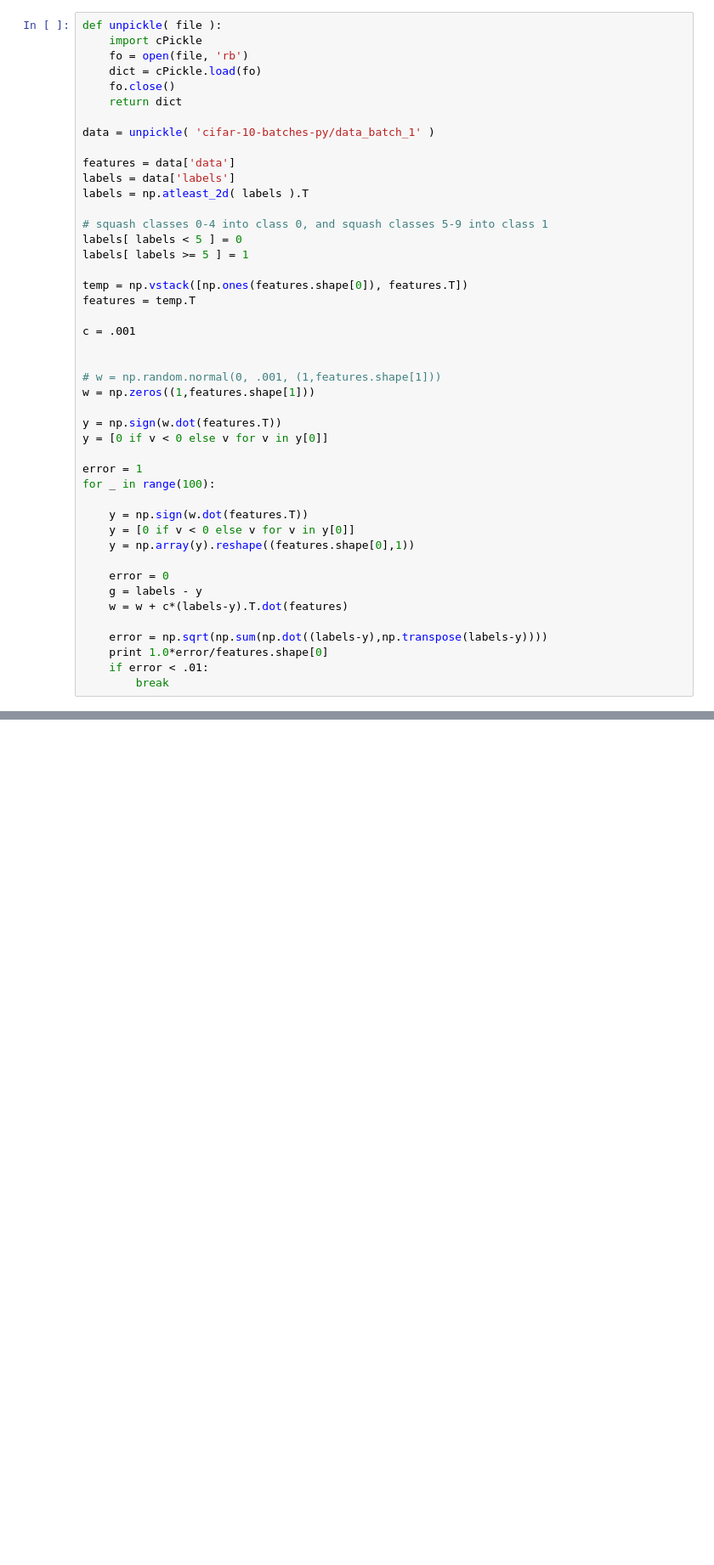
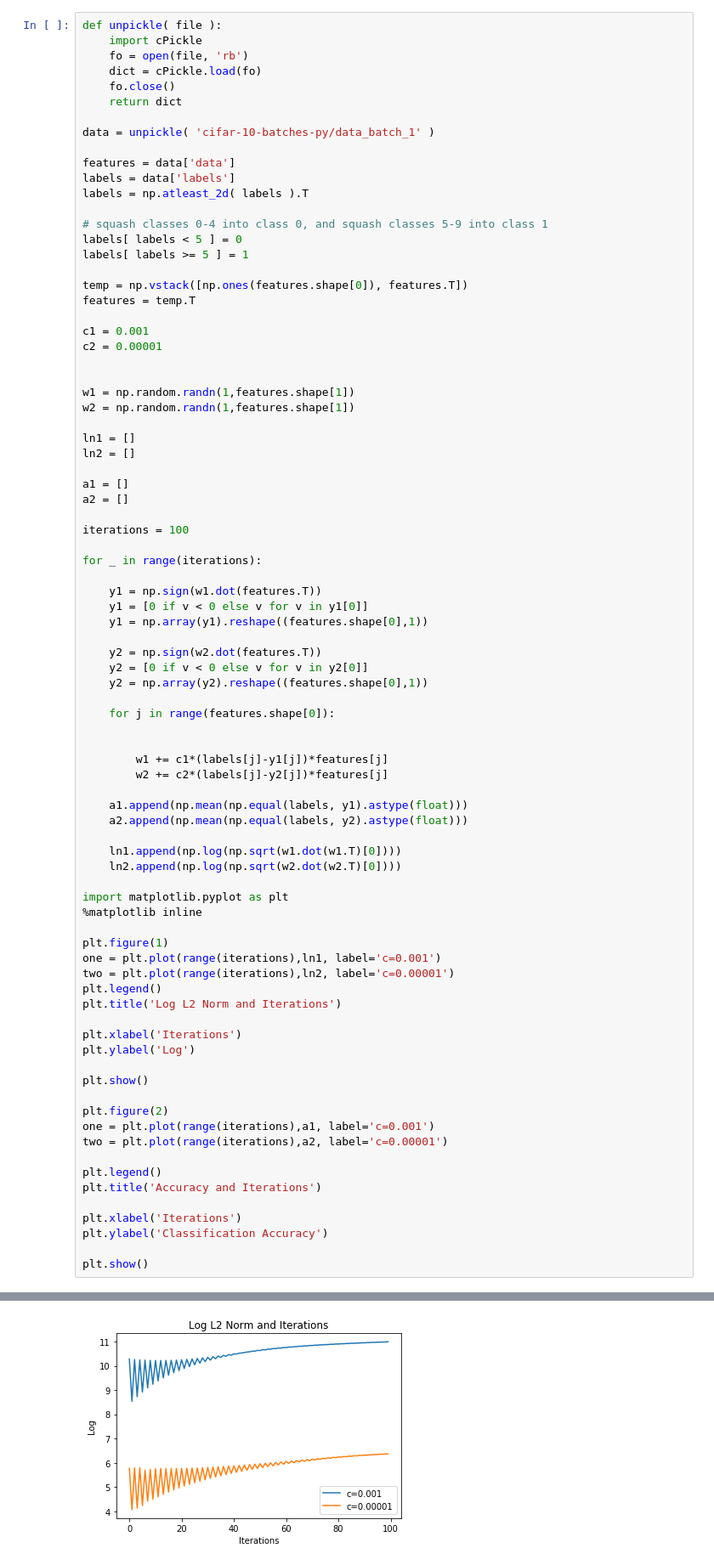
Before and after one commit to jaringson/Deep_Learning_CS501R, a Jupyter notebook: lab2/lab2.ipynb, the cells around one changed output, grey strips where cells are left out. Shown: that part at 85% size. Cells and saved outputs as stored; diff of their text form; blank space fills up the shorter version.

```diff
--- a/lab2/lab2.ipynb
+++ b/lab2/lab2.ipynb
@@ -90,28 +112,66 @@ labels[ labels >= 5 ] = 1
 temp = np.vstack([np.ones(features.shape[0]), features.T])
 features = temp.T
 
-c = .001
+c1 = 0.001
+c2 = 0.00001
 
 
-# w = np.random.normal(0, .001, (1,features.shape[1]))
-w = np.zeros((1,features.shape[1]))
+w1 = np.random.randn(1,features.shape[1])
+w2 = np.random.randn(1,features.shape[1])
 
-y = np.sign(w.dot(features.T))
-y = [0 if v < 0 else v for v in y[0]]
+ln1 = []
+ln2 = []
 
-error = 1
-for _ in range(100):
+a1 = []
+a2 = []
 
-    y = np.sign(w.dot(features.T))
-    y = [0 if v < 0 else v for v in y[0]]
-    y = np.array(y).reshape((features.shape[0],1))
+iterations = 100
 
-    error = 0
-    g = labels - y
-    w = w + c*(labels-y).T.dot(features)
+for _ in range(iterations):
 
-    error = np.sqrt(np.sum(np.dot((labels-y),np.transpose(labels-y))))
-    print 1.0*error/features.shape[0]
-    if error < .01:
-        break
+    y1 = np.sign(w1.dot(features.T))
+    y1 = [0 if v < 0 else v for v in y1[0]]
+    y1 = np.array(y1).reshape((features.shape[0],1))
+
+    y2 = np.sign(w2.dot(features.T))
+    y2 = [0 if v < 0 else v for v in y2[0]]
+    y2 = np.array(y2).reshape((features.shape[0],1))
+
+    for j in range(features.shape[0]):
+
+
+        w1 += c1*(labels[j]-y1[j])*features[j]
+        w2 += c2*(labels[j]-y2[j])*features[j]
+
+    a1.append(np.mean(np.equal(labels, y1).astype(float)))
+    a2.append(np.mean(np.equal(labels, y2).astype(float)))
+
+    ln1.append(np.log(np.sqrt(w1.dot(w1.T)[0])))
+    ln2.append(np.log(np.sqrt(w2.dot(w2.T)[0])))
+
+import matplotlib.pyplot as plt
+%matplotlib inline
+
+plt.figure(1)
+one = plt.plot(range(iterations),ln1, label='c=0.001')
+two = plt.plot(range(iterations),ln2, label='c=0.00001')
+plt.legend()
+plt.title('Log L2 Norm and Iterations')
+
+plt.xlabel('Iterations')
+plt.ylabel('Log')
+
+plt.show()
+
+plt.figure(2)
+one = plt.plot(range(iterations),a1, label='c=0.001')
+two = plt.plot(range(iterations),a2, label='c=0.00001')
+
+plt.legend()
+plt.title('Accuracy and Iterations')
+
+plt.xlabel('Iterations')
+plt.ylabel('Classification Accuracy')
+
+plt.show()
 # %% [output]
@@ -135,0 +178 @@ KeyboardInterrupt:
+[figure, added]
```
Also changed, not shown: parts of 3 cells of this notebook.
